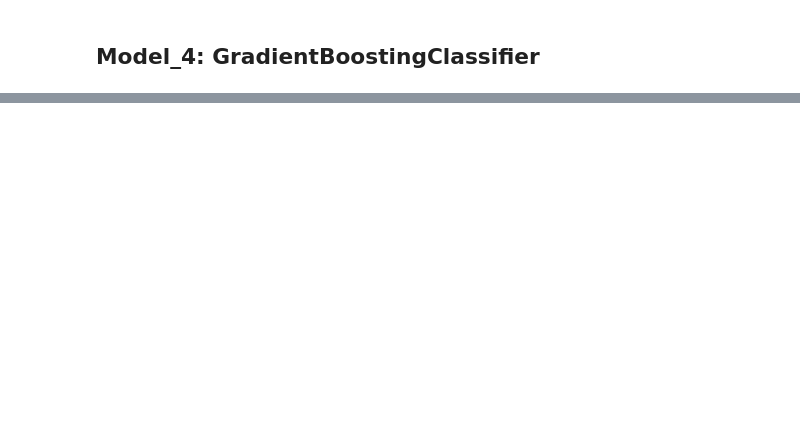
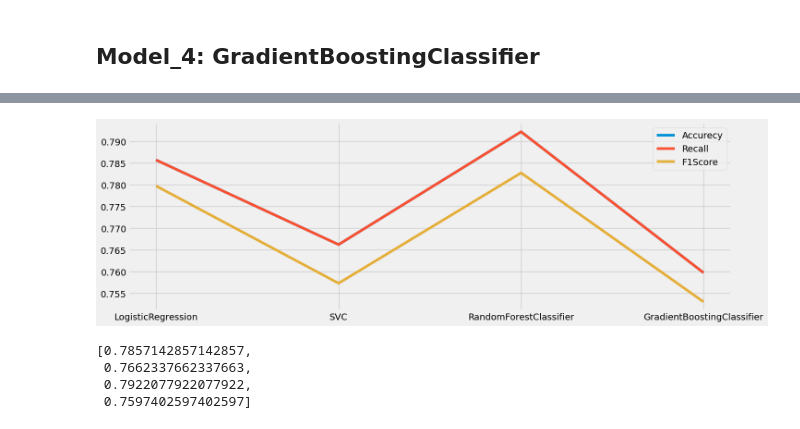
Before and after one commit to Dima-BR/machine-learning-projects, a Jupyter notebook: Diabetes_Predection.ipynb, the cells around one changed output, grey strips where cells are left out. Cells and saved outputs as stored; diff of their text form; code cells hidden in the pictures; blank space fills up the shorter version.

```diff
--- a/Diabetes_Predection.ipynb
+++ b/Diabetes_Predection.ipynb
@@ -319,0 +322,3 @@ weighted avg       0.75      0.75      0.75       154
+# %%
+compare= pd.DataFrame({'Algorithem': models, 'Accurecy': r1, 'Recall': r2, 'F1Score': r3})
+compare
@@ -319,0 +331,18 @@ weighted avg       0.75      0.75      0.75       154
+# %%
+fig, ax =plt.subplots(figsize=(15, 5))
+plt.plot(compare.Algorithem, r1, label='Accurecy')
+plt.plot(compare.Algorithem, r2, label='Recall')
+plt.plot(compare.Algorithem, r3, label='F1Score')
+
+plt.legend()
+# plt.ylim(0, 1)
+plt.show()
+# %% [output]
+[figure, added]
+# %%
+r1
+# %% [output]
+[0.7857142857142857,
+ 0.7662337662337663,
+ 0.7922077922077922,
+ 0.7597402597402597]
```
Also changed, not shown: parts of 4 cells of this notebook.
